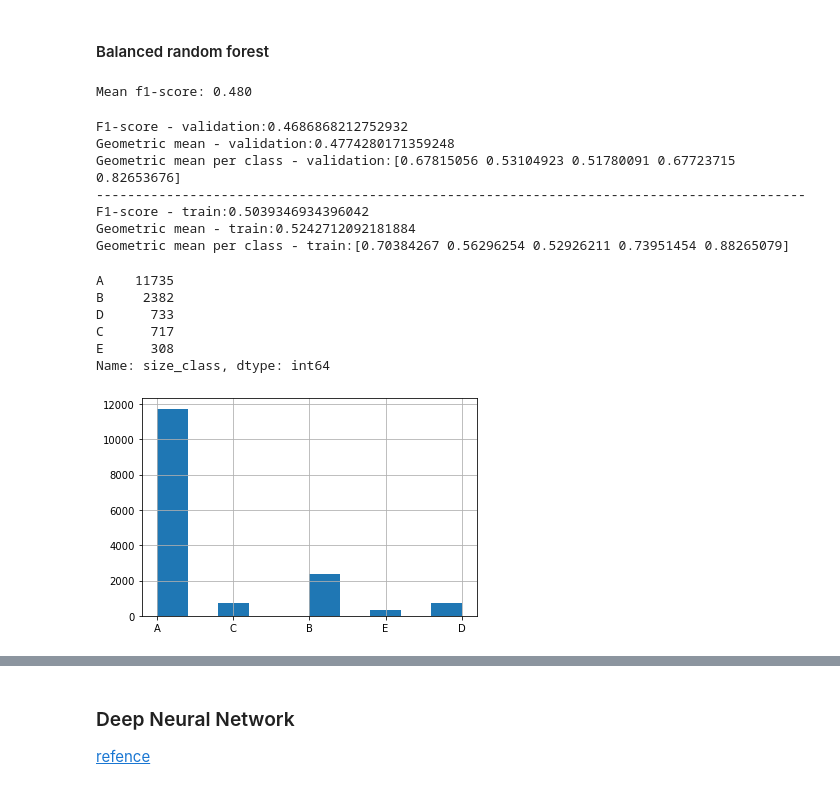
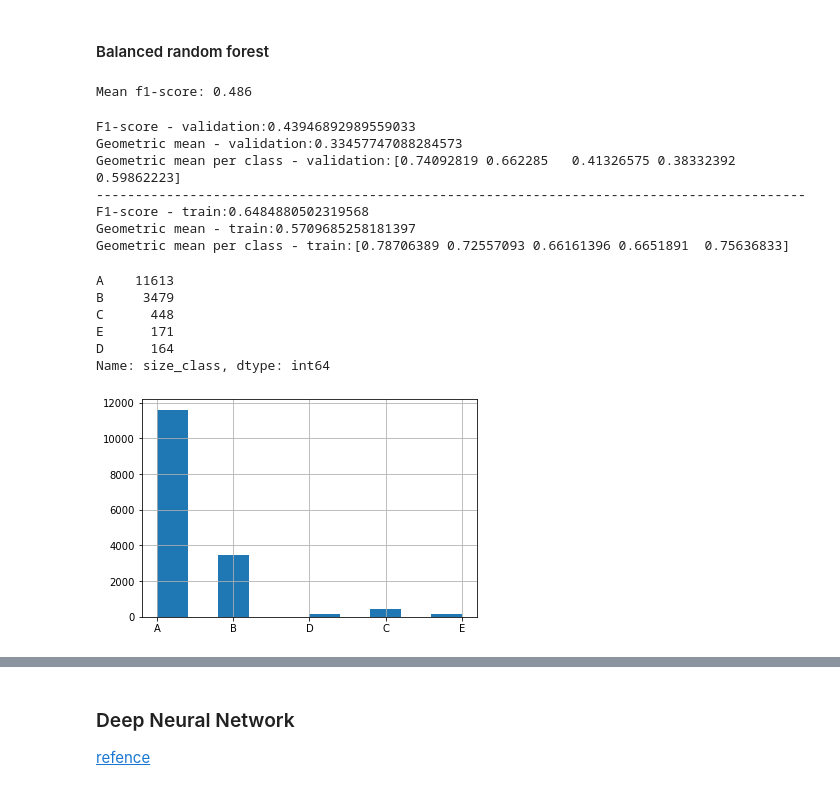
Before and after one commit to CheloGE/CARINO-wildfire_size_prediction, a Jupyter notebook: Wildfire_size_prediction.ipynb, the cells around one changed output, grey strips where cells are left out. Drawn from its saved outputs; the diff is of its cells as text; code cells hidden in the pictures.

```diff
--- a/Wildfire_size_prediction.ipynb
+++ b/Wildfire_size_prediction.ipynb
@@ -445,9 +497,9 @@ X_test_ohe.drop(Unknown_columns, 1, inplace=True)
 X_train_ohe.drop(Unknown_columns, 1, inplace=True)
 # %%
 # Standardize categorical data
-standardize = StandardScaler()
+standardize = RobustScaler()
 X_test_ohe[X_test_ohe.columns]=standardize.fit_transform(X_test_ohe)
-standardize = StandardScaler()
+standardize = RobustScaler()
 X_train_ohe[X_train_ohe.columns]=standardize.fit_transform(X_train_ohe)
 # %% [markdown]
 ### Stratified cross validation
@@ -455,7 +507,7 @@ X_train_ohe[X_train_ohe.columns]=standardize.fit_transform(X_train_ohe)
 We are going to use stratified cross validation to mitigate the imbalance of the dataset that we saw in the EDA section [class distribution](#Visualize-class-distribution)
 # %%
 train_X, validation_X, train_y, validation_y = train_test_split(X_train_ohe, y_train,
-                                                                test_size=0.3, random_state=2,
+                                                                test_size=0.25, random_state=2,
                                                                 stratify=y_train)
 # %% [markdown]
 ### Define feature importance
@@ -571,8 +619,8 @@ from imblearn.ensemble import BalancedRandomForestClassifier, EasyEnsembleClassi
 from imblearn.metrics import geometric_mean_score
 # define model
 """Best model so far"""
-model = RandomForestClassifier(n_estimators=100, max_depth=4, class_weight='balanced_subsample',
-                              criterion='entropy', max_features=None, min_impurity_decrease=0.003)
+model = RandomForestClassifier(n_estimators=100, max_depth=10, class_weight='balanced_subsample',
+                              criterion='entropy', max_features=50, min_impurity_decrease=0.003)
 """"""
 #model = BalancedRandomForestClassifier(n_estimators=100, max_depth=10,
 #                                       random_state=42, class_weight='balanced_subsample',
@@ -588,29 +636,29 @@ model = RandomForestClassifier(n_estimators=100, max_depth=4, class_weight='bala
 #model = RUSBoostClassifier(RandomForestClassifier(random_state=42, n_estimators=100,
 #                                   max_depth=20, class_weight = 'balanced_subsample',
 #                              criterion='entropy', max_features=5, min_impurity_decrease=0.03),
-#                           random_state=42,  learning_rate=0.1, n_estimators=50)
+#                           random_state=42,  learning_rate=0.1, n_estimators=10)
 
 
 # define evaluation procedure
 cv = RepeatedStratifiedKFold(n_splits=5, n_repeats=3, random_state=42)
 metric = make_scorer(geometric_mean_score)
 # evaluate model
-#scores = cross_val_score(model, pca_train_X, y_train, scoring=metric, cv=cv, n_jobs=-1)
-scores = cross_val_score(model, X_train_ohe[most_relevant_features], y_train,
-                         scoring=metric, cv=cv, n_jobs=-1)
+#scores = cross_val_score(model, pca_train_X, y_train, scoring='f1_macro', cv=cv, n_jobs=-1)
+#scores = cross_val_score(model, X_train_ohe[:], y_train,
+#                         scoring=metric, cv=cv, n_jobs=-1)
 
-#scores = cross_val_score(model, X_train_ohe, y_train, scoring='f1_macro', cv=cv, n_jobs=-1)
+scores = cross_val_score(model, X_train_ohe, y_train, scoring='f1_macro', cv=cv, n_jobs=-1)
 # summarize performance
 print('Mean f1-score: %.3f' % np.mean(scores))
 # %% [output]
-Mean f1-score: 0.480
+Mean f1-score: 0.486
 # %%
 #model.fit(pca_train_split_X, train_y.values.ravel())
-model.fit(train_X[most_relevant_features], train_y.values.ravel())
+model.fit(train_X[:], train_y.values.ravel())
 #model.fit(X_train_ohe, y_train.values.ravel())
 
 #pred_validation_y = model.predict(pca_validation_split_X)
-pred_validation_y = model.predict(validation_X[most_relevant_features])
+pred_validation_y = model.predict(validation_X[:])
 #pred_y = model.predict(X_train_ohe)
 f1_score = fbeta_score(validation_y.values.ravel(), pred_validation_y, beta = 1, average='macro')
 gmean_score = geometric_mean_score(validation_y.values.ravel(), pred_validation_y)
@@ -621,7 +669,7 @@ print(f"Geometric mean per class - validation:{gmean_score_sparse}")
 
 print("-------------------------------------------------------------------------------------------")
 #pred_train_y = model.predict(pca_train_split_X)
-pred_train_y = model.predict(train_X[most_relevant_features])
+pred_train_y = model.predict(train_X[:])
 f1_score = fbeta_score(train_y.values.ravel(), pred_train_y, beta = 1, average='macro')
 gmean_score = geometric_mean_score(train_y.values.ravel(), pred_train_y)
 gmean_score_sparse = geometric_mean_score(train_y.values.ravel(), pred_train_y, average=None)
@@ -629,28 +677,28 @@ print(f"F1-score - train:{f1_score}")
 print(f"Geometric mean - train:{gmean_score}")
 print(f"Geometric mean per class - train:{gmean_score_sparse}")
 # %% [output]
-F1-score - validation:0.4686868212752932
-Geometric mean - validation:0.4774280171359248
-Geometric mean per class - validation:[0.67815056 0.53104923 0.51780091 0.67723715 0.82653676]
+F1-score - validation:0.43946892989559033
+Geometric mean - validation:0.33457747088284573
+Geometric mean per class - validation:[0.74092819 0.662285   0.41326575 0.38332392 0.59862223]
 -------------------------------------------------------------------------------------------
-F1-score - train:0.5039346934396042
-Geometric mean - train:0.5242712092181884
-Geometric mean per class - train:[0.70384267 0.56296254 0.52926211 0.73951454 0.88265079]
+F1-score - train:0.6484880502319568
+Geometric mean - train:0.5709685258181397
+Geometric mean per class - train:[0.78706389 0.72557093 0.66161396 0.6651891  0.75636833]
 # %%
 y_valid_pred = pd.DataFrame()
 y_valid_pred['fire_number'] = train_feng['fire_number']
-y_valid_pred['size_class'] = model.predict(X_train_ohe[most_relevant_features])
+y_valid_pred['size_class'] = model.predict(X_train_ohe[:])
 #y_valid_pred['size_class'] = model.predict(pca_train_X)
 y_valid_pred['size_class'].hist()
 y_valid_pred['size_class'].value_counts()
 # %% [output]
-A    11735
-B     2382
-D      733
-C      717
-E      308
+A    11613
+B     3479
+C      448
+E      171
+D      164
 Name: size_class, dtype: int64
-[figure, old version]
+[figure, new version]
 # %%
 from sklearn.metrics import plot_confusion_matrix
 
```
Also changed, not shown: parts of 36 cells of this notebook, 3 other files.
